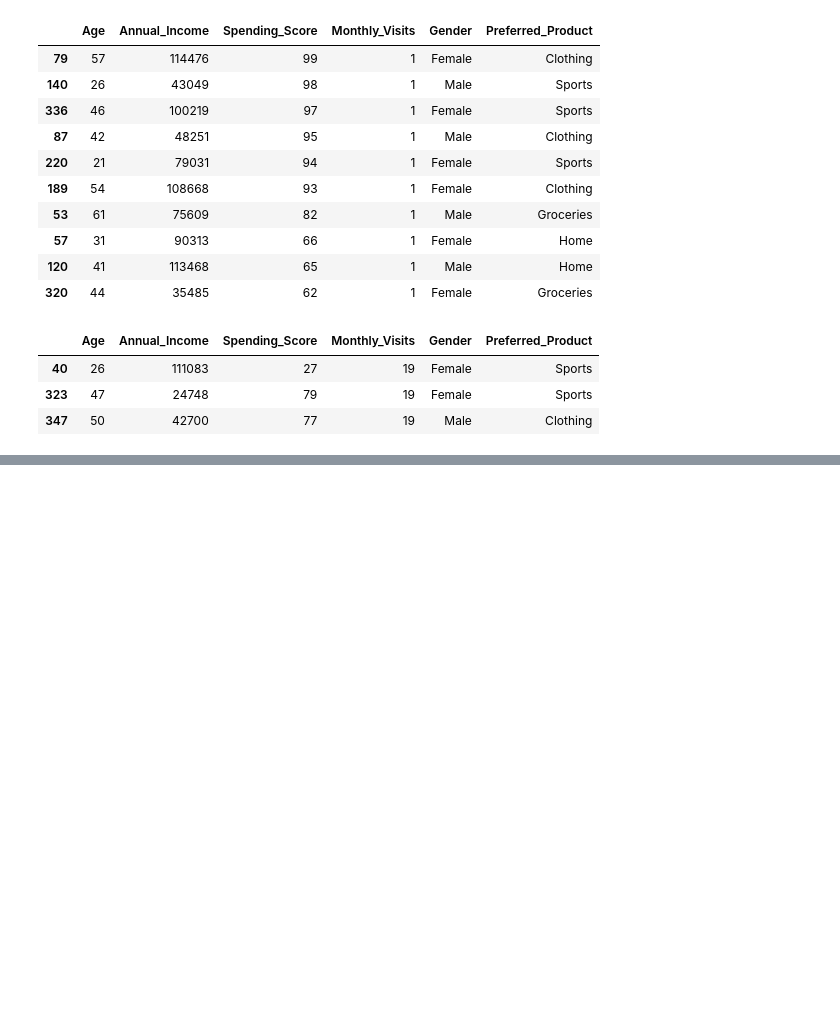
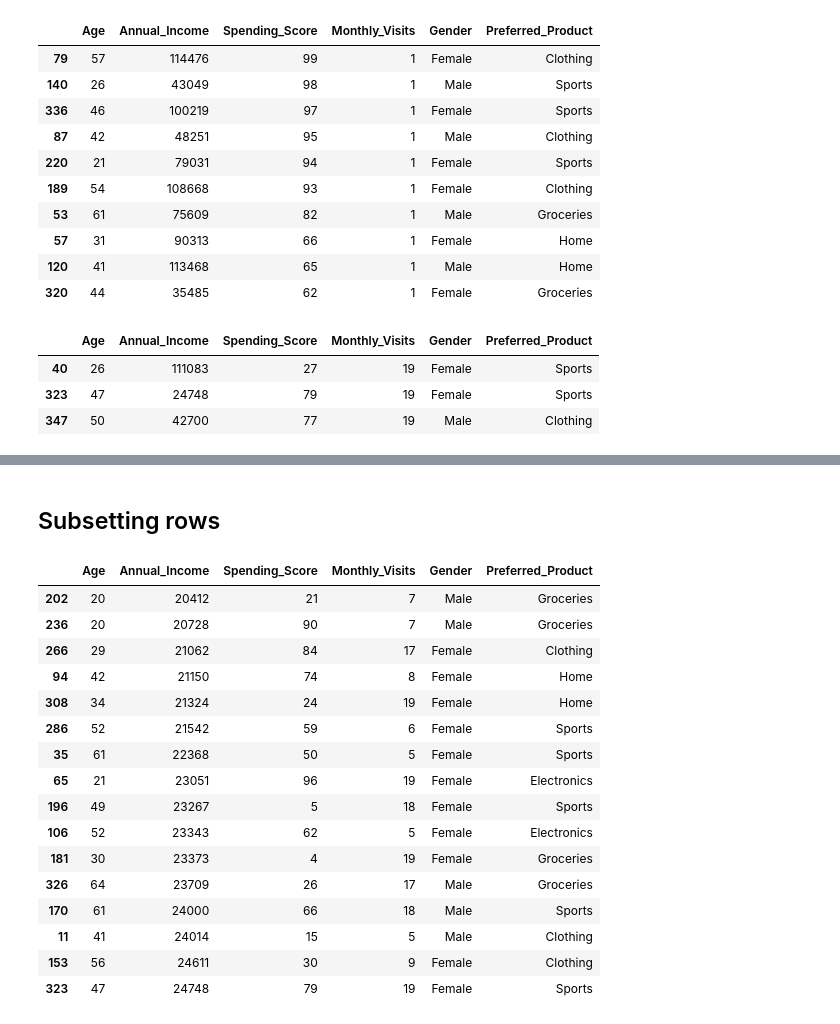
Before and after one commit to GustavMartinez/pandas_specialization, a Jupyter notebook: 03_project_01/EDA_customer_segmentation.ipynb, the cells around one changed output, grey strips where cells are left out. Saved outputs shown, nothing was run; the diff lists cells and outputs as text; code cells hidden in the pictures; blank space fills up the shorter version.

Commit message:
subsetting rows

```diff
--- a/03_project_01/EDA_customer_segmentation.ipynb
+++ b/03_project_01/EDA_customer_segmentation.ipynb
@@ -129,0 +142,24 @@ dataset.sort_values("Monthly_Visits").tail(3)
+# %% [markdown]
+## Subsetting rows
+# %%
+# Visualización de las filas de "Annual_Income" con valores menores a 25000. Organizadas por la misma columan de forma ascendente
+
+dataset[dataset['Annual_Income']<25000].sort_values("Annual_Income", ascending=True)
+# %% [output]
+|  | Age | Annual_Income | Spending_Score | Monthly_Visits | Gender | Preferred_Product |
+| 202 | 20 | 20412 | 21 | 7 | Male | Groceries |
+| 236 | 20 | 20728 | 90 | 7 | Male | Groceries |
+| 266 | 29 | 21062 | 84 | 17 | Female | Clothing |
+| 94 | 42 | 21150 | 74 | 8 | Female | Home |
+| 308 | 34 | 21324 | 24 | 19 | Female | Home |
+| 286 | 52 | 21542 | 59 | 6 | Female | Sports |
+| 35 | 61 | 22368 | 50 | 5 | Female | Sports |
+| 65 | 21 | 23051 | 96 | 19 | Female | Electronics |
+| 196 | 49 | 23267 | 5 | 18 | Female | Sports |
+| 106 | 52 | 23343 | 62 | 5 | Female | Electronics |
+| 181 | 30 | 23373 | 4 | 19 | Female | Groceries |
+| 326 | 64 | 23709 | 26 | 17 | Male | Groceries |
+| 170 | 61 | 24000 | 66 | 18 | Male | Sports |
+| 11 | 41 | 24014 | 15 | 5 | Male | Clothing |
+| 153 | 56 | 24611 | 30 | 9 | Female | Clothing |
+| 323 | 47 | 24748 | 79 | 19 | Female | Sports |
```
Also changed, not shown: parts of 2 cells of this notebook.
